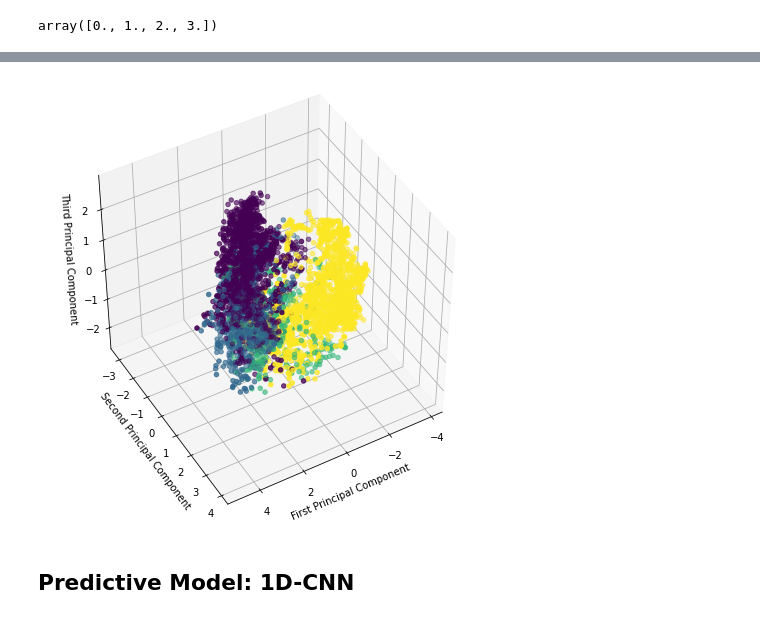
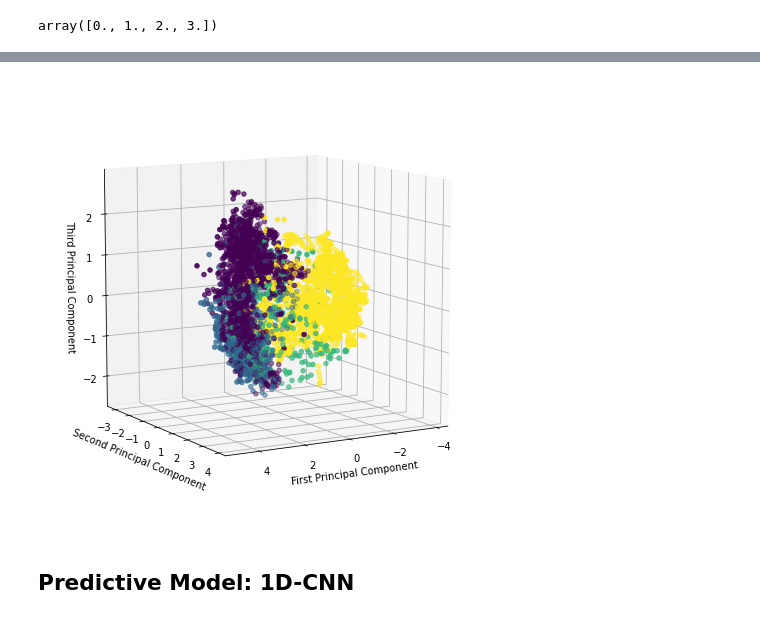
Before and after one commit to Barryjuait/Barryjuait, a Jupyter notebook: Dysk_MLP.ipynb, the cells around one changed output, grey strips where cells are left out. Saved outputs shown, nothing was run; the diff lists cells and outputs as text; code cells hidden in the pictures.

```diff
--- a/Dysk_MLP.ipynb
+++ b/Dysk_MLP.ipynb
@@ -74 +71,8 @@ df = Data.copy();
+# %%
+#Scale the data and update the dataframe:
+faxis = np.arange(0, 150.5, 0.5);
+scaler = MinMaxScaler();
+dummy = Data.iloc[:, range(len(faxis))];
+result = scaler.fit_transform(dummy.T)
+Data.iloc[:, range(len(faxis))] = result.T;
 # %%
@@ -139,3 +130,9 @@ X = result.T;
+# %%
+#Set X and y for the analysis:
+
+faxis = np.arange(0, 150.5, 0.5);
+X = np.array(df.iloc[:, range(len(faxis))]);
+y = np.array(df.State);
 # %%
 np.unique(y)
 # %% [output]
@@ -151,35 +148,35 @@ import numpy as np
 
 # Initialize PCA
 pca = PCA()
 
 # Fit the PCA model to the data
 pca.fit(X)
 
 # Calculate the cumulative explained variance
 cumulative_explained_variance = np.cumsum(pca.explained_variance_ratio_)
 
 # Find the number of components needed to explain at least 80% of the variance
 n_components = np.argmax(cumulative_explained_variance >= 0.8) + 1
 
 # Update the PCA model with the number of components needed to explain at least 80% of the variance
 pca = PCA(n_components=n_components)
 pca.fit(X)
 
 # Perform dimensionality reduction on the data
 X_reduced = pca.transform(X)
 
 fig = plt.figure(figsize = (8,8))
 ax = fig.add_subplot(projection='3d');
 
 ax.scatter(X_reduced[:,0], X_reduced[:,1], X_reduced[:,2], c = y);
 ax.set_xlabel("First Principal Component")
 ax.set_ylabel("Second Principal Component")
 ax.set_zlabel("Third Principal Component")
-ax.view_init(45, 60);
+ax.view_init(10, 60);
 
 plt.show()
 # %% [output]
-[figure, old version]
+[figure, new version]
 # %% [markdown]
 ## Predictive Model: 1D-CNN
 # %% [markdown]
```
Also changed, not shown: parts of 27 cells of this notebook.
